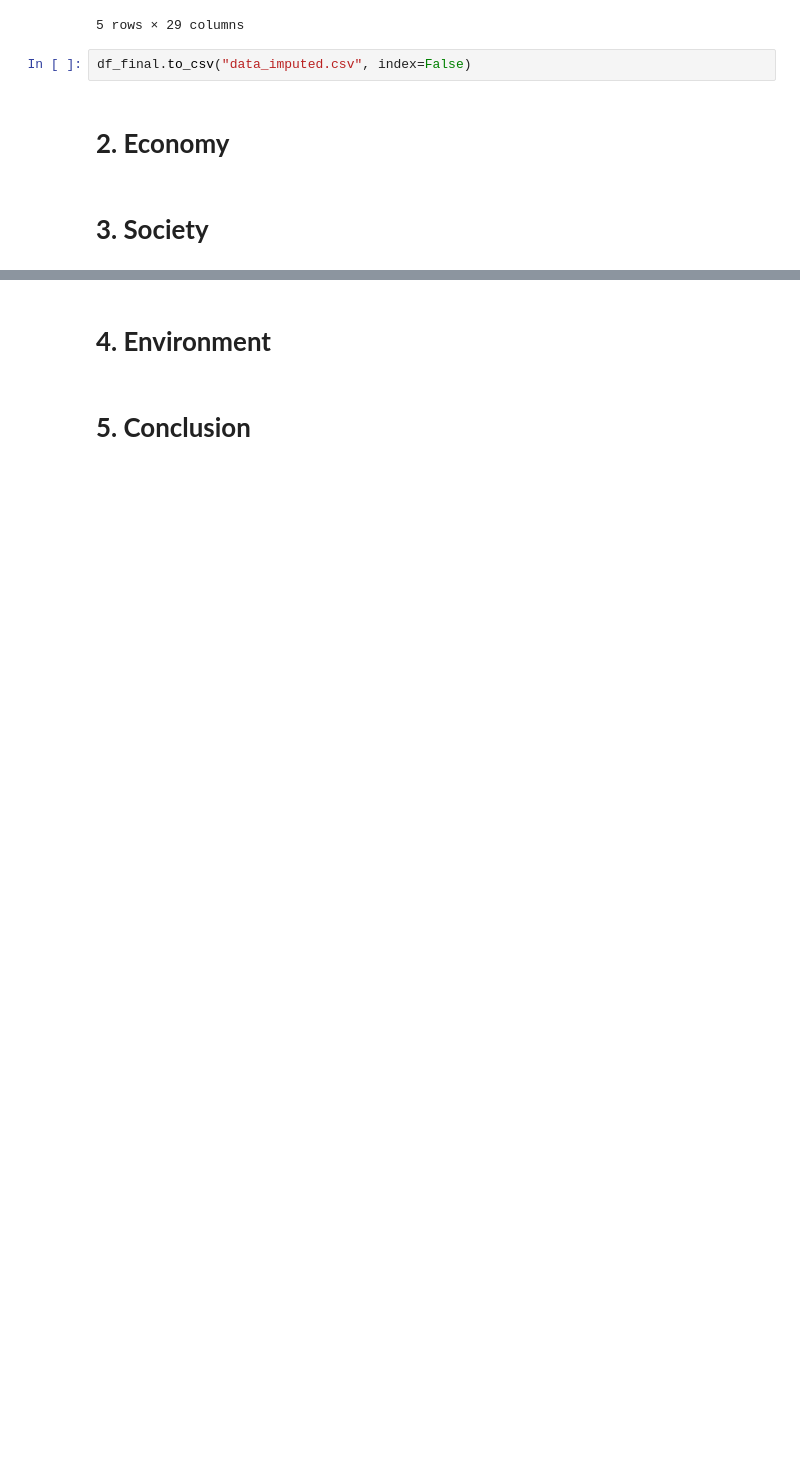
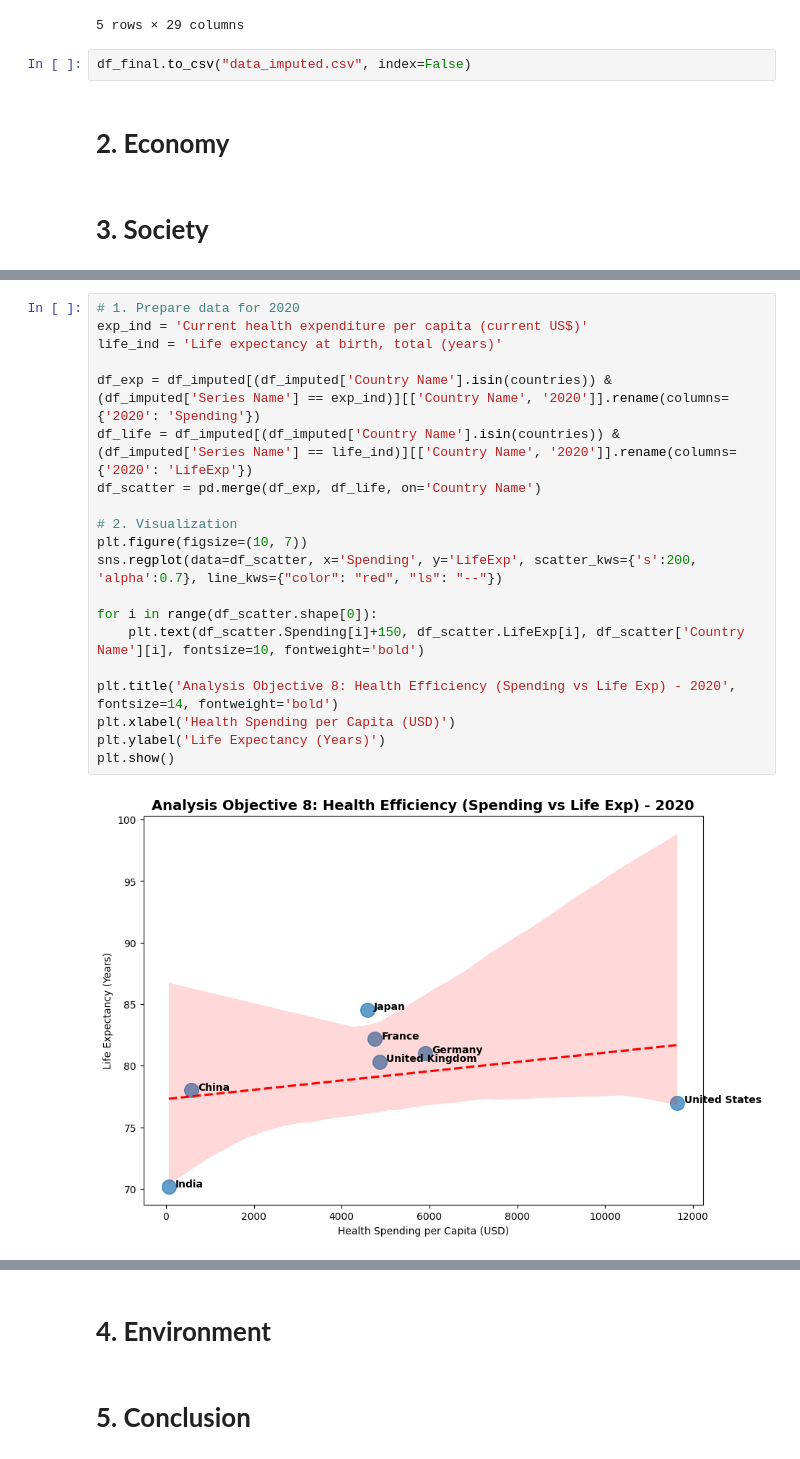
Before and after one commit to pqthinh232/DV-Lab-02-Data-mining-and-Visualization, a Jupyter notebook: submissions/Thien.ipynb, the cells around one changed output, grey strips where cells are left out. Cells and saved outputs as stored; diff of their text form; blank space fills up the shorter version.

```diff
--- a/submissions/Thien.ipynb
+++ b/submissions/Thien.ipynb
@@ -252,0 +484,22 @@ df_final.to_csv("data_imputed.csv", index=False)
+# %%
+# 1. Prepare data for 2020
+exp_ind = 'Current health expenditure per capita (current US$)'
+life_ind = 'Life expectancy at birth, total (years)'
+
+df_exp = df_imputed[(df_imputed['Country Name'].isin(countries)) & (df_imputed['Series Name'] == exp_ind)][['Country Name', '2020']].rename(columns={'2020': 'Spending'})
+df_life = df_imputed[(df_imputed['Country Name'].isin(countries)) & (df_imputed['Series Name'] == life_ind)][['Country Name', '2020']].rename(columns={'2020': 'LifeExp'})
+df_scatter = pd.merge(df_exp, df_life, on='Country Name')
+
+# 2. Visualization
+plt.figure(figsize=(10, 7))
+sns.regplot(data=df_scatter, x='Spending', y='LifeExp', scatter_kws={'s':200, 'alpha':0.7}, line_kws={"color": "red", "ls": "--"})
+
+for i in range(df_scatter.shape[0]):
+    plt.text(df_scatter.Spending[i]+150, df_scatter.LifeExp[i], df_scatter['Country Name'][i], fontsize=10, fontweight='bold')
+
+plt.title('Analysis Objective 8: Health Efficiency (Spending vs Life Exp) - 2020', fontsize=14, fontweight='bold')
+plt.xlabel('Health Spending per Capita (USD)')
+plt.ylabel('Life Expectancy (Years)')
+plt.show()
+# %% [output]
+[figure, added]
```
Also changed, not shown: parts of 13 cells of this notebook.
